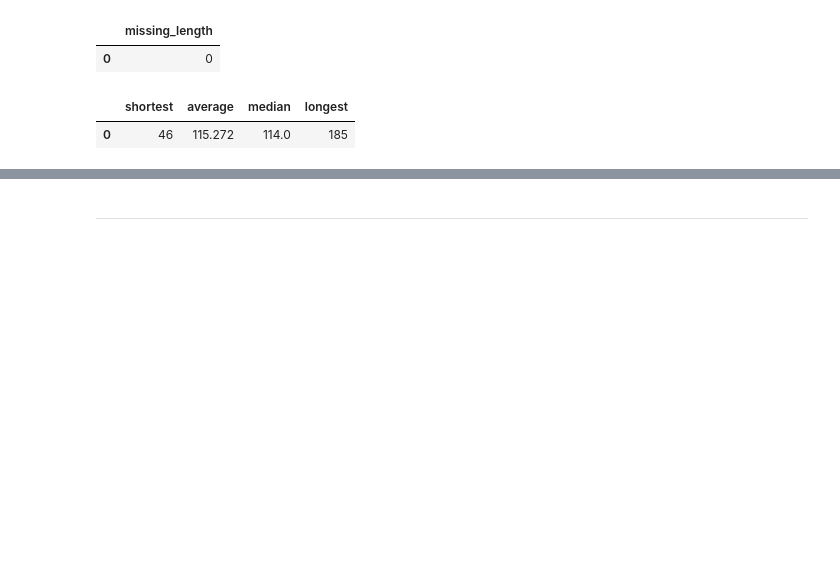
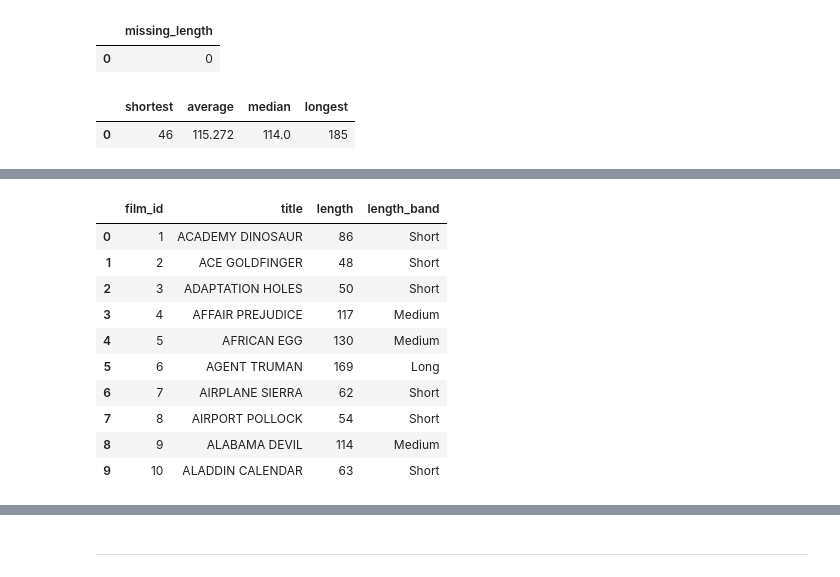
Before and after one commit to Akina-Aoki/sql_lab1_aira_franco, a Jupyter notebook: duckdb_pandas.ipynb, the cells around one changed output, grey strips where cells are left out. Drawn from its saved outputs; the diff is of its cells as text; code cells hidden in the pictures; blank space fills up the shorter version.

```diff
--- a/duckdb_pandas.ipynb
+++ b/duckdb_pandas.ipynb
@@ -197,0 +204,24 @@ result_c
+# %%
+# Create bins (short / medium / long)
+duckdb.sql("""--sql
+SELECT film_id, title, length,
+    CASE
+        WHEN length < 90 THEN 'Short'
+        WHEN length BETWEEN 90 AND 150 THEN 'Medium'
+        ELSE 'Long'
+    END AS length_band
+FROM film
+LIMIT 10;
+""").df()
+# %% [output]
+|  | film_id | title | length | length_band |
+| 0 | 1 | ACADEMY DINOSAUR | 86 | Short |
+| 1 | 2 | ACE GOLDFINGER | 48 | Short |
+| 2 | 3 | ADAPTATION HOLES | 50 | Short |
+| 3 | 4 | AFFAIR PREJUDICE | 117 | Medium |
+| 4 | 5 | AFRICAN EGG | 130 | Medium |
+| 5 | 6 | AGENT TRUMAN | 169 | Long |
+| 6 | 7 | AIRPLANE SIERRA | 62 | Short |
+| 7 | 8 | AIRPORT POLLOCK | 54 | Short |
+| 8 | 9 | ALABAMA DEVIL | 114 | Medium |
+| 9 | 10 | ALADDIN CALENDAR | 63 | Short |
```
Also changed, not shown: parts of 24 cells of this notebook.
